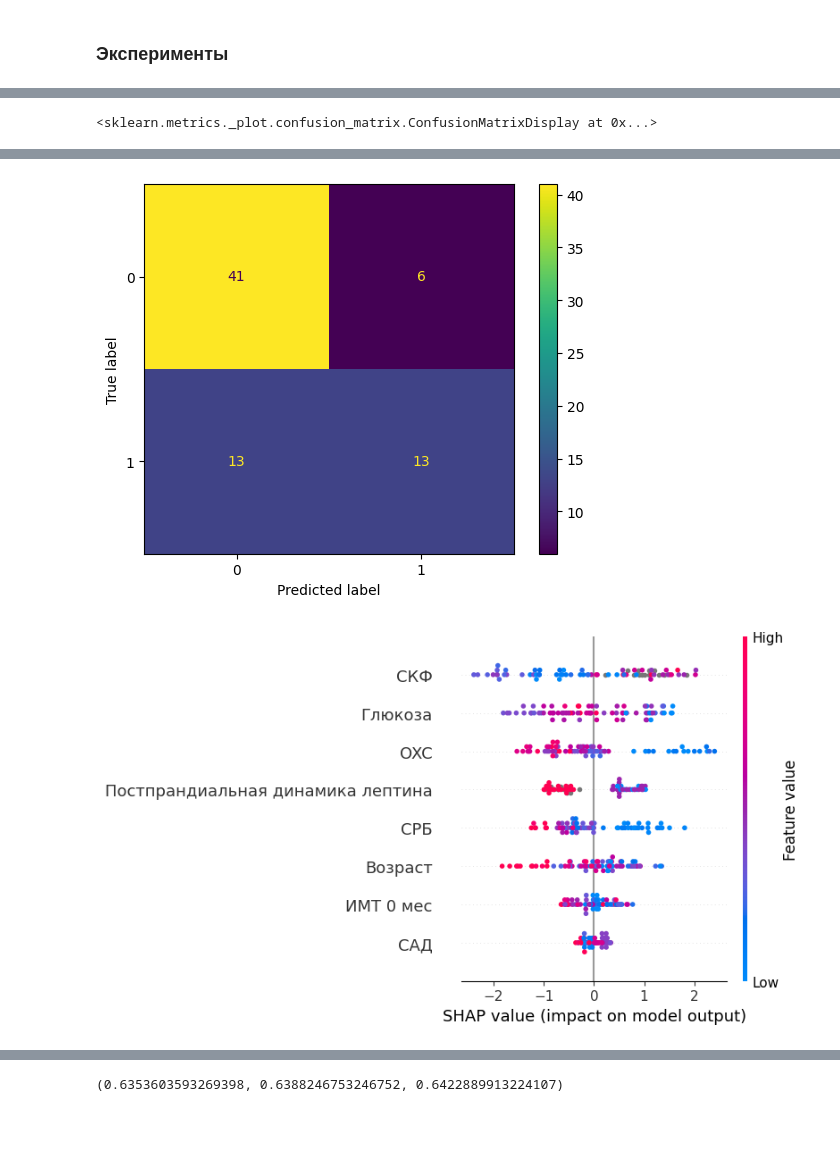
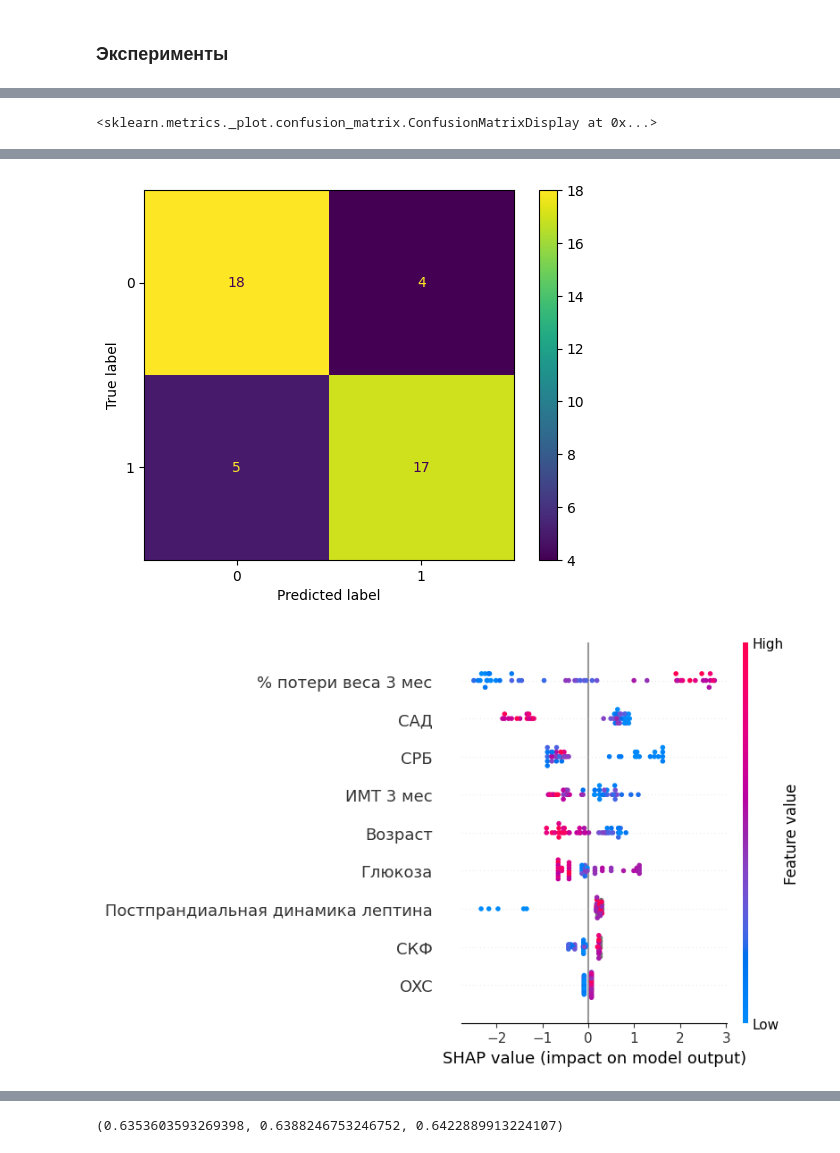
Before and after one commit to geniusserg/Endocrinology, a Jupyter notebook: experiments.ipynb, the cells around one changed output, grey strips where cells are left out. Cells and saved outputs as stored; diff of their text form; code cells hidden in the pictures; blank space fills up the shorter version.

```diff
--- a/experiments.ipynb
+++ b/experiments.ipynb
@@ -386,23 +386,23 @@ plot_quality_vs_removed(samples_removed, model_quality, ci)
 # %%
 dt = Dataset(dataset_path="data/dataset.xlsx"); dt.preprocess(medicine="SIB", data_filtering=True)
 
-mode, extra = "3_month", False
+def build_dataset(mode = "3_month", extra = False):
+  if mode=="6_month":
+      params_good =  ['Возраст', "ИМТ 3 мес", "СРБ", "Глюкоза", 'СКФ', 'OXC', "САД", "Постпрандиальная динамика лептина", "% потери веса 3 мес"]
+      if extra == True:
+        params_good.extend([ 'ГПП 1 нг/мл 0 мес', 'ГИП (пг/мл) 0 мес', 'Грелин (нг/мл) 0 мес', 'miR142 (ПЛАЗМА) 0 мес', 'sST2 нг/мл (15,15-26,86) 0 мес'])
+  else:
+      params_good = ['Возраст', 'ИМТ 0 мес', 'СРБ', 'Глюкоза', 'СКФ', 'OXC', 'САД', "Постпрандиальная динамика лептина"]
+      if extra == True:
+          params_good.extend(['ГПП 1 нг/мл 0 мес', 'ГИП (пг/мл) 0 мес', 'Грелин (нг/мл) 0 мес', 'miR142 (ПЛАЗМА) 0 мес', 'sST2 нг/мл (15,15-26,86) 0 мес' ])
 
-if mode=="6_month":
-    params_good =  [ "ИМТ 3 мес", "СРБ", 'OXC', "Динамика лептина", "Глюкоза", 'СКФ', "САД", "% потери веса 3 мес"]
-else:
-    params_good = ['Возраст', 'ИМТ 0 мес', 'СРБ', 'Глюкоза', 'СКФ', 'OXC', 'САД', "Постпрандиальная динамика лептина"]
+  if mode == "6_month":
+      X, y = dt.get_X_y("SIB", 7, params=params_good, target_type="both")
+  else:
+      X, y = dt.get_X_y("SIB", 5, params=params_good, target_type="A")
+  return X, y
 
-if extra == True and mode == "3_month":
-    params_good.extend(['ГПП 1 нг/мл 0 мес', 'ГИП (пг/мл) 0 мес', 'Грелин (нг/мл) 0 мес', 'miR142 (ПЛАЗМА) 0 мес', 'sST2 нг/мл (15,15-26,86) 0 мес' ])
-if extra == True and mode == "3_month":
-    params_good.extend(['ГПП 1 нг/мл 0 мес', 'ГИП (пг/мл) 0 мес',  'miR142 (ПЛАЗМА) 0 мес'])
-
-if mode == "6_month":
-    X, y = dt.get_X_y("SIB", 7, params=params_good, target_type="both")
-else:
-    X, y = dt.get_X_y("SIB", 5, params=params_good, target_type="A")
-
+X, y = build_dataset(mode = "6_month", extra = False)
 model = XGBClassifier()
 model, X, y_true, y_pred, y_pred_proba = classification_experiment(model, X, y, use_pipeline=False)
 y_true = np.array(y_true)
@@ -430,5 +430,5 @@ ROC AUC score: 0.7119476268412438
-[figure, old version]
+[figure, new version]
-[figure, old version]
+[figure, new version]
 # %%
 class ExtraRandomClassifier():
   def fit(self, X, y):
```
Also changed, not shown: parts of 4 cells of this notebook.
